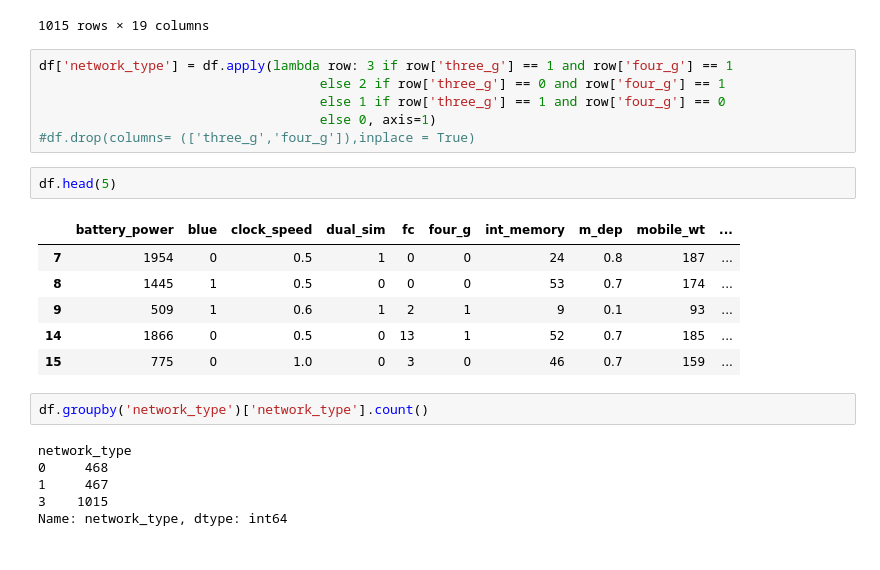
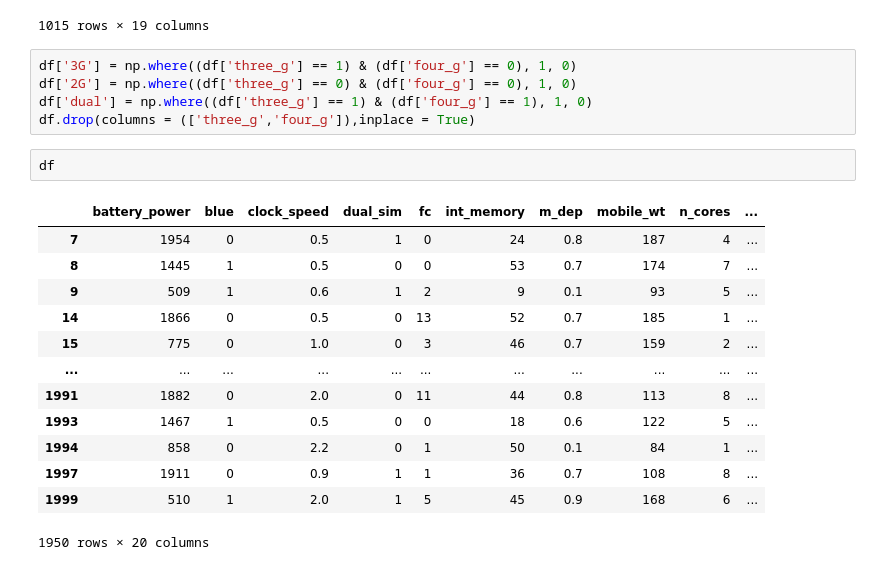
Before and after one commit to surajjorwar/Mobile-price-range-prediction-, a Jupyter notebook: Mobile_price_prediction_.ipynb, the cells around one changed output. Drawn from its saved outputs; the diff is of its cells as text.

```diff
--- a/Mobile_price_prediction_.ipynb
+++ b/Mobile_price_prediction_.ipynb
@@ -287,26 +287,24 @@ doo
 | 1997 | 1911 | 0 | 0.9 | 1 | 1 | 1 | 36 | 0.7 | 108 | ... |
 | 1999 | 510 | 1 | 2.0 | 1 | 5 | 1 | 45 | 0.9 | 168 | ... |
 1015 rows × 19 columns
-# %%
-df['network_type'] = df.apply(lambda row: 3 if row['three_g'] == 1 and row['four_g'] == 1
-                                    else 2 if row['three_g'] == 0 and row['four_g'] == 1
-                                    else 1 if row['three_g'] == 1 and row['four_g'] == 0
-                                    else 0, axis=1)
-#df.drop(columns= (['three_g','four_g']),inplace = True)
+# %%
+df['3G'] = np.where((df['three_g'] == 1) & (df['four_g'] == 0), 1, 0)
+df['2G'] = np.where((df['three_g'] == 0) & (df['four_g'] == 0), 1, 0)
+df['dual'] = np.where((df['three_g'] == 1) & (df['four_g'] == 1), 1, 0)
+df.drop(columns = (['three_g','four_g']),inplace = True)
 # %%
-df.head(5)
+df
 # %% [output]
-|  | battery_power | blue | clock_speed | dual_sim | fc | four_g | int_memory | m_dep | mobile_wt | ... |
-| 7 | 1954 | 0 | 0.5 | 1 | 0 | 0 | 24 | 0.8 | 187 | ... |
-| 8 | 1445 | 1 | 0.5 | 0 | 0 | 0 | 53 | 0.7 | 174 | ... |
-| 9 | 509 | 1 | 0.6 | 1 | 2 | 1 | 9 | 0.1 | 93 | ... |
-| 14 | 1866 | 0 | 0.5 | 0 | 13 | 1 | 52 | 0.7 | 185 | ... |
-| 15 | 775 | 0 | 1.0 | 0 | 3 | 0 | 46 | 0.7 | 159 | ... |
+|  | battery_power | blue | clock_speed | dual_sim | fc | int_memory | m_dep | mobile_wt | n_cores | ... |
+| 7 | 1954 | 0 | 0.5 | 1 | 0 | 24 | 0.8 | 187 | 4 | ... |
+| 8 | 1445 | 1 | 0.5 | 0 | 0 | 53 | 0.7 | 174 | 7 | ... |
+| 9 | 509 | 1 | 0.6 | 1 | 2 | 9 | 0.1 | 93 | 5 | ... |
+| 14 | 1866 | 0 | 0.5 | 0 | 13 | 52 | 0.7 | 185 | 1 | ... |
+| 15 | 775 | 0 | 1.0 | 0 | 3 | 46 | 0.7 | 159 | 2 | ... |
+| ... | ... | ... | ... | ... | ... | ... | ... | ... | ... | ... |
+| 1991 | 1882 | 0 | 2.0 | 0 | 11 | 44 | 0.8 | 113 | 8 | ... |
+| 1993 | 1467 | 1 | 0.5 | 0 | 0 | 18 | 0.6 | 122 | 5 | ... |
+| 1994 | 858 | 0 | 2.2 | 0 | 1 | 50 | 0.1 | 84 | 1 | ... |
+| 1997 | 1911 | 0 | 0.9 | 1 | 1 | 36 | 0.7 | 108 | 8 | ... |
+| 1999 | 510 | 1 | 2.0 | 1 | 5 | 45 | 0.9 | 168 | 6 | ... |
+1950 rows × 20 columns
-# %%
-df.groupby('network_type')['network_type'].count()
-# %% [output]
-network_type
-0     468
-1     467
-3    1015
-Name: network_type, dtype: int64
```
Also changed, not shown: parts of 13 cells of this notebook.
